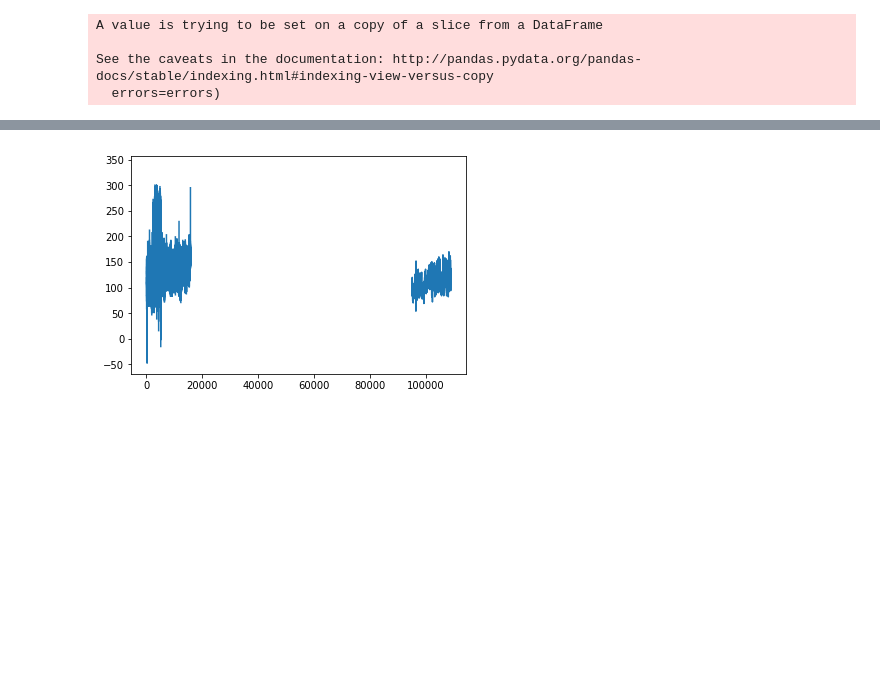
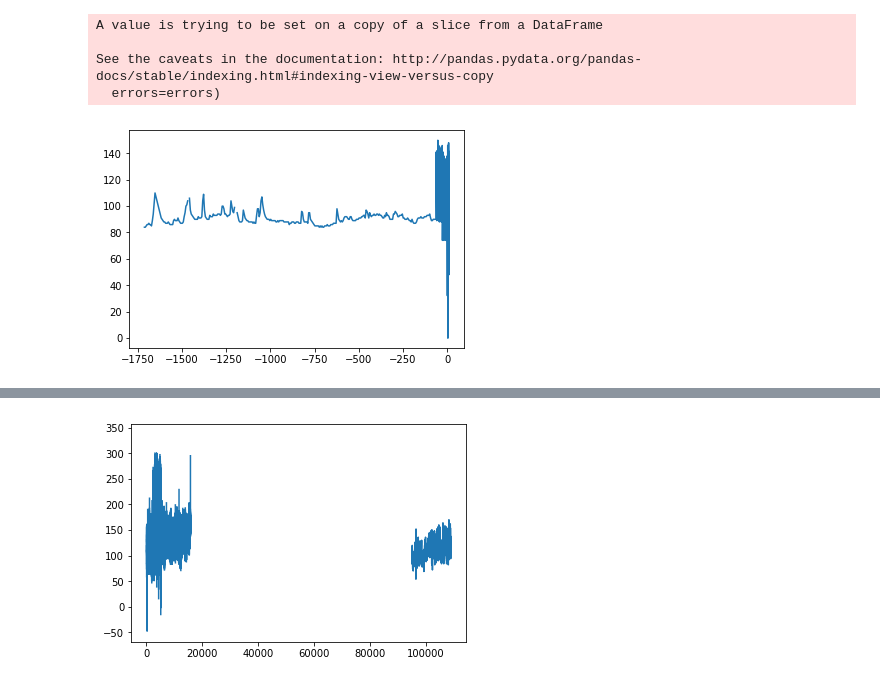
Before and after one commit to Ronet05/GSoC-CBMI-eICU, a Jupyter notebook: graphing.ipynb, the cells around one changed output, grey strips where cells are left out. Cells and saved outputs as stored; diff of their text form; code cells hidden in the pictures; blank space fills up the shorter version.

```diff
--- a/graphing.ipynb
+++ b/graphing.ipynb
@@ -75,6 +105,11 @@ A value is trying to be set on a copy of a slice from a DataFrame
 
 See the caveats in the documentation: http://pandas.pydata.org/pandas-docs/stable/indexing.html#indexing-view-versus-copy
   errors=errors)
+# %%
+plt.plot(cases_toplot['observationoffset'].values,cases_toplot['heartrate'].values)
+plt.show()
+# %% [output]
+[figure, added]
 # %%
 for pid in cases_toplot['patientunitstayid'].unique():
     uniqueid=cases_toplot.loc[cases_toplot['patientunitstayid']==pid]
```
Also changed, not shown: parts of 5 cells of this notebook, 2 other files.
